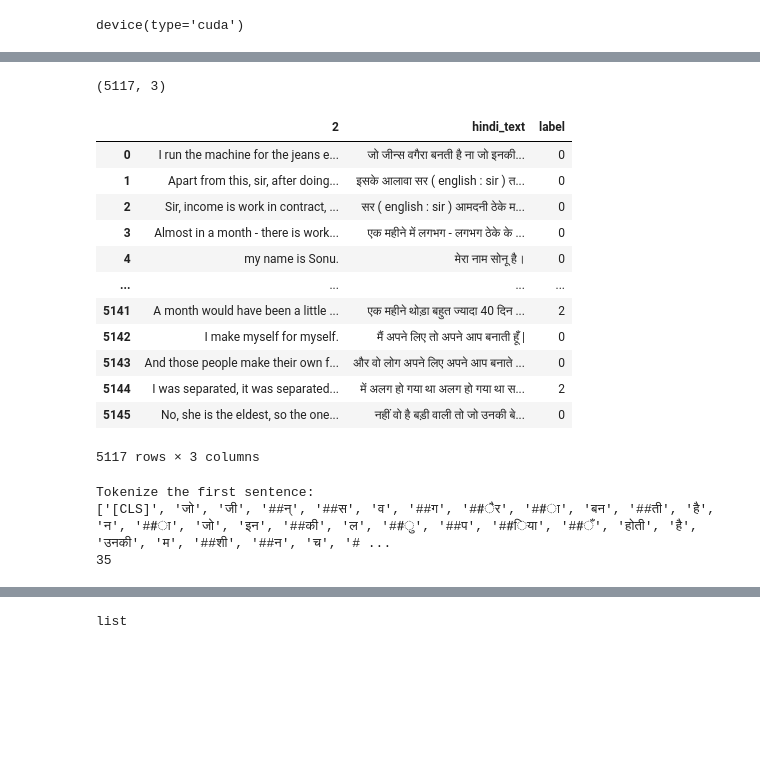
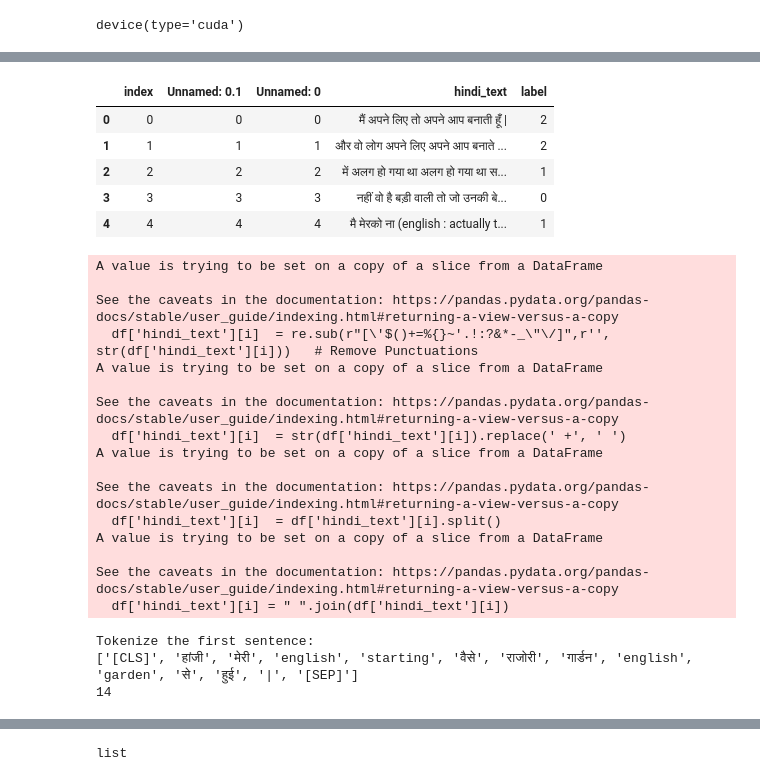
Before and after one commit to ChaitaliV/Objective-criterias-to-quantify-the-accuracy-of-explanation, a Jupyter notebook: models/bert_hindi.ipynb, the cells around one changed output, grey strips where cells are left out. Saved outputs shown, nothing was run; the diff lists cells and outputs as text; code cells hidden in the pictures; blank space fills up the shorter version.

```diff
--- a/models/bert_hindi.ipynb
+++ b/models/bert_hindi.ipynb
@@ -73,22 +57,13 @@ df.head()
-# %%
-df = df[df['label'].notna()]
-df.shape
-# %% [output]
-(5117, 3)
-# %%
-df[['label']] = df[['label']].astype(int)
-df
-# %% [output]
-|  | 2 | hindi_text | label |
-| 0 | I run the machine for the jeans e... | जो जीन्स वगैरा बनती है ना जो इनकी... | 0 |
-| 1 | Apart from this, sir, after doing... | इसके आलावा सर ( english : sir ) त... | 0 |
-| 2 | Sir, income is work in contract, ... | सर ( english : sir ) आमदनी ठेके म... | 0 |
-| 3 | Almost in a month - there is work... | एक महीने में लगभग - लगभग ठेके के ... | 0 |
-| 4 | my name is Sonu. | मेरा नाम सोनू है। | 0 |
-| ... | ... | ... | ... |
-| 5141 | A month would have been a little ... | एक महीने थोड़ा बहुत ज्यादा 40 दिन ... | 2 |
-| 5142 | I make myself for myself. | मैं अपने लिए तो अपने आप बनाती हूँ | | 0 |
-| 5143 | And those people make their own f... | और वो लोग अपने लिए अपने आप बनाते ... | 0 |
-| 5144 | I was separated, it was separated... | में अलग हो गया था अलग हो गया था स... | 2 |
-| 5145 | No, she is the eldest, so the one... | नहीं वो है बड़ी वाली तो जो उनकी बे... | 0 |
-5117 rows × 3 columns
+# %%
+df = pd.read_csv('/content/Objective-criterias-to-quantify-the-accuracy-of-explanation/Dataset/data.csv')
+df.rename(columns = {'Text':'hindi_text', 'Label' :'label'}, inplace = True)
+df = df[df['label'].notna()]
+df.reset_index(inplace = True)
+df.head()
+# %% [output]
+|  | index | Unnamed: 0.1 | Unnamed: 0 | hindi_text | label |
+| 0 | 0 | 0 | 0 | मैं अपने लिए तो अपने आप बनाती हूँ | | 2 |
+| 1 | 1 | 1 | 1 | और वो लोग अपने लिए अपने आप बनाते ... | 2 |
+| 2 | 2 | 2 | 2 | में अलग हो गया था अलग हो गया था स... | 1 |
+| 3 | 3 | 3 | 3 | नहीं वो है बड़ी वाली तो जो उनकी बे... | 0 |
+| 4 | 4 | 4 | 4 | मै मेरको ना (english : actually t... | 1 |
@@ -95,3 +81,22 @@ df
+# %%
+df = data_cleaning(df)
+# %% [output]
+A value is trying to be set on a copy of a slice from a DataFrame
+
+See the caveats in the documentation: https://pandas.pydata.org/pandas-docs/stable/user_guide/indexing.html#returning-a-view-versus-a-copy
+  df['hindi_text'][i]  = re.sub(r"[\'$()+=%{}~'.!:?&*-_\"\/]",r'', str(df['hindi_text'][i]))   # Remove Punctuations
+A value is trying to be set on a copy of a slice from a DataFrame
+
+See the caveats in the documentation: https://pandas.pydata.org/pandas-docs/stable/user_guide/indexing.html#returning-a-view-versus-a-copy
+  df['hindi_text'][i]  = str(df['hindi_text'][i]).replace(' +', ' ')
+A value is trying to be set on a copy of a slice from a DataFrame
+
+See the caveats in the documentation: https://pandas.pydata.org/pandas-docs/stable/user_guide/indexing.html#returning-a-view-versus-a-copy
+  df['hindi_text'][i]  = df['hindi_text'][i].split()
+A value is trying to be set on a copy of a slice from a DataFrame
+
+See the caveats in the documentation: https://pandas.pydata.org/pandas-docs/stable/user_guide/indexing.html#returning-a-view-versus-a-copy
+  df['hindi_text'][i] = " ".join(df['hindi_text'][i])
 # %%
 # Creating sentence, label lists and adding Bert tokens
 sentences = df.hindi_text.values
@@ -102,14 +107,14 @@ labels = df.label.values
 # %%
 #@title Activating the BERT Tokenizer
 tokenizer = BertTokenizer.from_pretrained('bert-base-multilingual-cased')
-tokenized_texts = [tokenizer.tokenize(sent) for sent in sentences]
+tokenized_texts = [sent.split() for sent in sentences]
 print ("Tokenize the first sentence:")
-print(tokenized_texts[0])
-print (len(tokenized_texts[0]))
+print(tokenized_texts[5])
+print (len(tokenized_texts[5]))
 # %% [output]
 Tokenize the first sentence:
-['[CLS]', 'जो', 'जी', '##न्', '##स', 'व', '##ग', '##ैर', '##ा', 'बन', '##ती', 'है', 'न', '##ा', 'जो', 'इन', '##की', 'ल', '##ु', '##प', '##िया', '##ँ', 'होती', 'है', 'उनकी', 'म', '##शी', '##न', 'च', '# ...
-35
+['[CLS]', 'हांजी', 'मेरी', 'english', 'starting', 'वैसे', 'राजोरी', 'गार्डन', 'english', 'garden', 'से', 'हुई', '|', '[SEP]']
+14
 # %%
 #Processing the data
 # Set the maximum sequence length. The longest sequence in our training set is 47, but we'll leave room on the end anyway.
```
Also changed, not shown: parts of 18 cells of this notebook.
